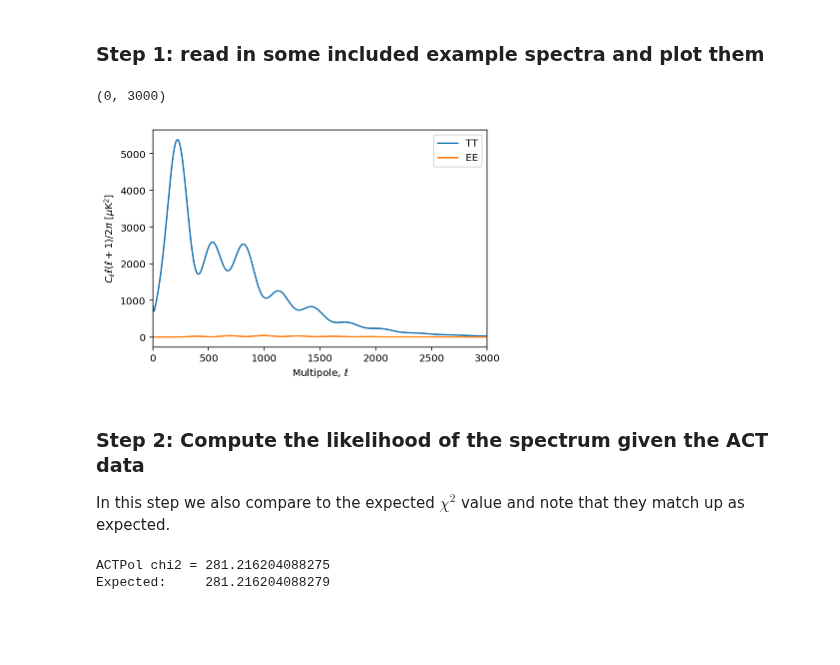
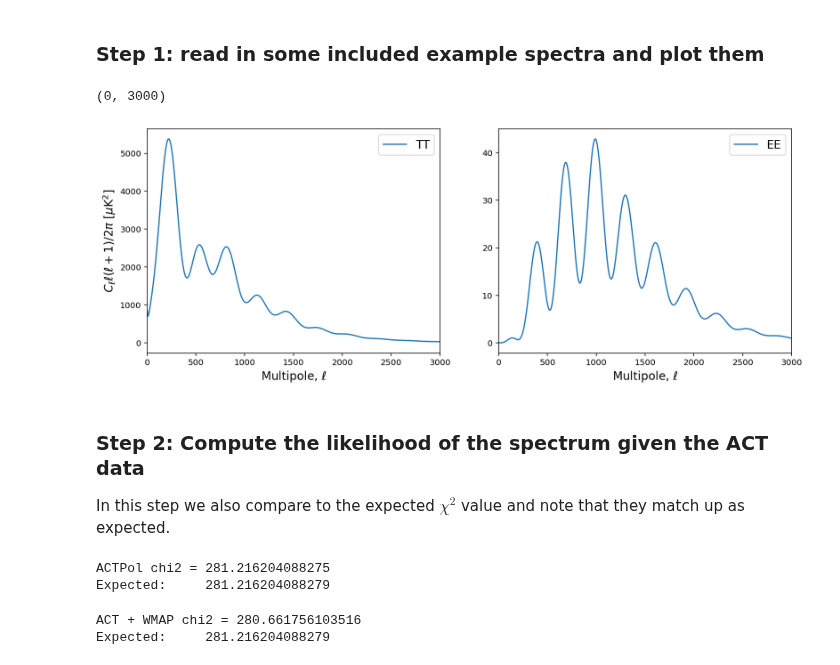
Before and after one commit to ACTCollaboration/DR4_DR5_Notebooks, a Jupyter notebook: Notebooks/Section_11_ACT_likelihood.ipynb, the cells around one changed output. Cells and saved outputs as stored; diff of their text form; code cells hidden in the pictures; blank space fills up the shorter version.

```diff
--- a/Notebooks/Section_11_ACT_likelihood.ipynb
+++ b/Notebooks/Section_11_ACT_likelihood.ipynb
@@ -49,27 +49,39 @@ import pyactlike
 # %%
 like = pyactlike.ACTPowerSpectrumData()
 
 # Read an example spectrum from disk.
 filename = like.data_dir + "bf_ACTPol_Feb24.minimum.theory_cl"
 
 tt_lmax = 6000
 ell, dell_tt, dell_te, dell_ee = np.genfromtxt(
     filename,
     delimiter=None,
     unpack=True,
     max_rows=tt_lmax - 1,
     usecols=(0, 1, 2, 3),
 )
 
+# Let's quickly plot these spectra
+
+plt.figure(figsize = (14, 5))
+
+plt.subplot(1,2,1)
 plt.plot(ell, dell_tt, "-", label="TT")
+plt.ylabel(r"$C_{\ell} \ell (\ell+1) / 2 \pi$ $[\mu$K$^2]$", fontsize = 14)
+plt.xlabel(r"Multipole, $\ell$", fontsize = 14)
+plt.legend(fontsize = 14)
+plt.xlim(0,3000)
+
+plt.subplot(1,2,2)
 plt.plot(ell, dell_ee, "-", label="EE")
-plt.xlabel(r"Multipole, $\ell$")
-plt.ylabel(r"$C_{\ell} \ell (\ell+1) / 2 \pi$ $[\mu$K$^2]$")
-plt.legend()
+plt.xlabel(r"Multipole, $\ell$", fontsize = 14)
+plt.legend(fontsize = 14)
 plt.xlim(0,3000)
+
+plt.show()
 # %% [output]
 (0, 3000)
-[figure, old version]
+[figure, new version]
 # %% [markdown]
 ### Step 2: Compute the likelihood of the spectrum given the ACT data
 
@@ -77,9 +95,18 @@ In this step we also compare to the expected $\chi^2$ value and note that they m
+# %%
+# Let's start with the ACT only one which we can call with pyactlike:
+like = pyactlike.ACTPowerSpectrumData()
+chi2 = -2 * like.loglike(dell_tt, dell_te, dell_ee, act_only)
+print("ACTPol chi2 = " + "{0:.12f}".format(chi2))
+print("Expected:     281.216204088279")
+# %% [output]
+ACTPol chi2 = 281.216204088275
+Expected:     281.216204088279
 # %%
-# compute the likelihood
+# We can repeat this for the WMAP + ACT likelihood as follows:
 like = pyactlike.ACTPowerSpectrumData()
-chi2 = -2 * like.loglike(dell_tt, dell_te, dell_ee, 1.0)
-print("ACTPol chi2 = " + "{0:.12f}".format(chi2))
+chi2 = -2 * like.loglike(dell_tt, dell_te, dell_ee, act_wmap)
+print("ACT + WMAP chi2 = " + "{0:.12f}".format(chi2))
 print("Expected:     281.216204088279")
 # %% [output]
-ACTPol chi2 = 281.216204088275
+ACT + WMAP chi2 = 280.661756103516
 Expected:     281.216204088279
```
Also changed, not shown: parts of 2 cells of this notebook, 2 other files.
